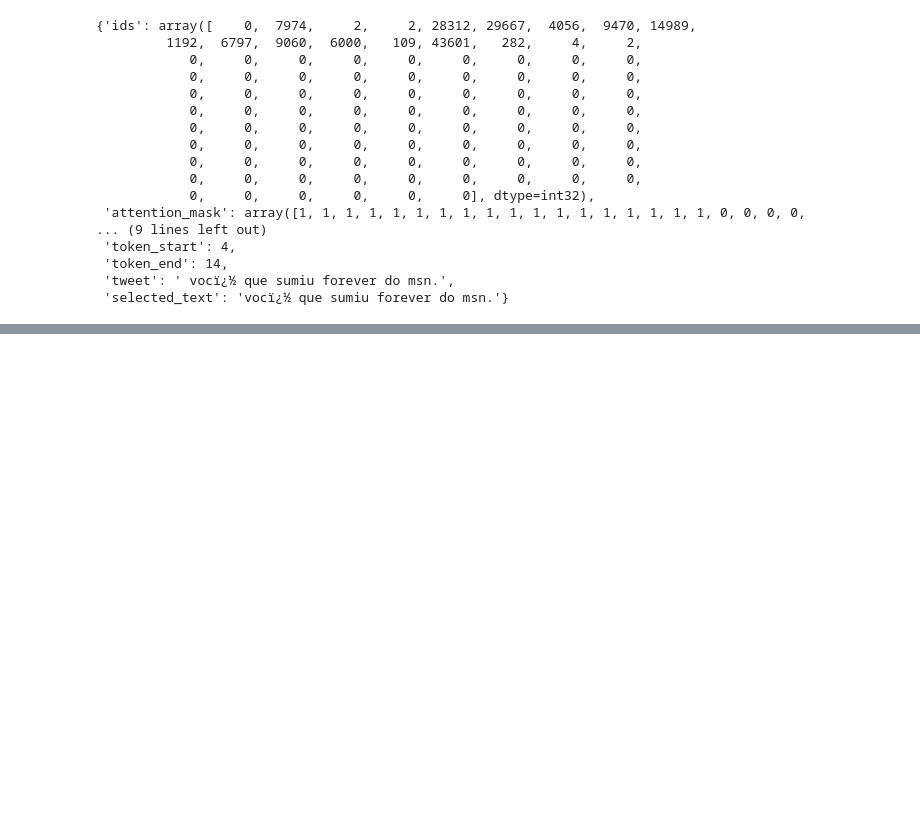
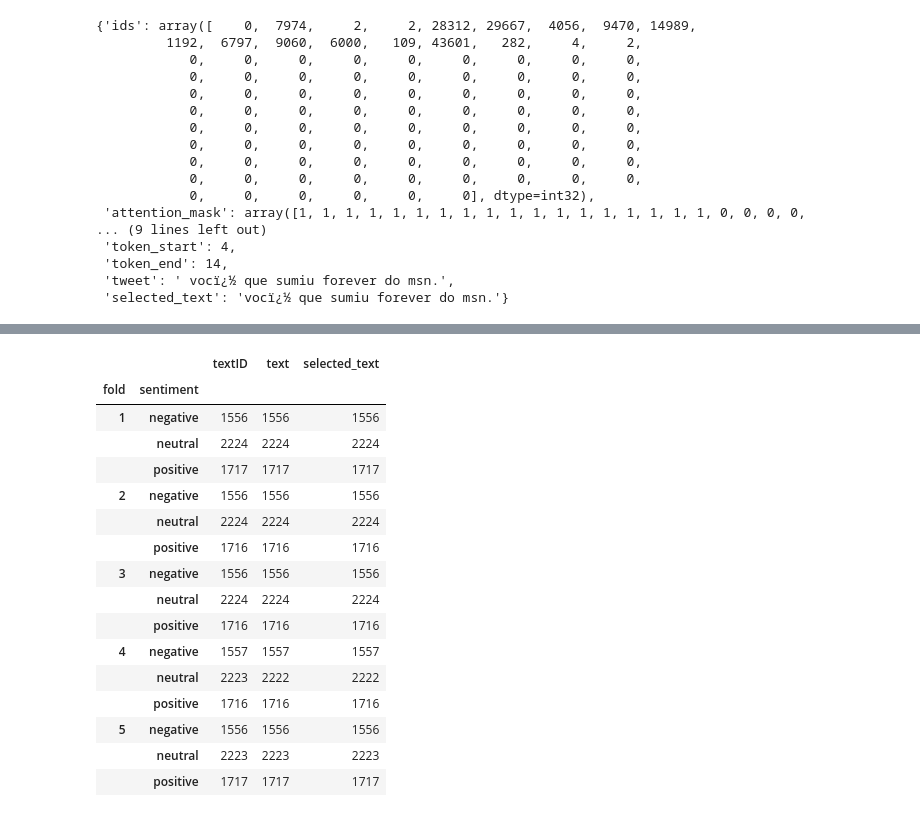
Before and after one commit to meetashok/kaggle, a Jupyter notebook: tweet-sentiment-extraction/notebooks/03-bert-model.ipynb, the cells around one changed output, grey strips where cells are left out. Drawn from its saved outputs; the diff is of its cells as text; code cells hidden in the pictures; blank space fills up the shorter version.

```diff
--- a/tweet-sentiment-extraction/notebooks/03-bert-model.ipynb
+++ b/tweet-sentiment-extraction/notebooks/03-bert-model.ipynb
@@ -500,3 +512,25 @@ for right in rights:
+# %%
+merged =
+# %%
+merged.groupby(["fold", "sentiment"]).count()
+# %% [output]
+|  |  | textID | text | selected_text |
+| fold | sentiment |  |  |  |
+| 1 | negative | 1556 | 1556 | 1556 |
+|  | neutral | 2224 | 2224 | 2224 |
+|  | positive | 1717 | 1717 | 1717 |
+| 2 | negative | 1556 | 1556 | 1556 |
+|  | neutral | 2224 | 2224 | 2224 |
+|  | positive | 1716 | 1716 | 1716 |
+| 3 | negative | 1556 | 1556 | 1556 |
+|  | neutral | 2224 | 2224 | 2224 |
+|  | positive | 1716 | 1716 | 1716 |
+| 4 | negative | 1557 | 1557 | 1557 |
+|  | neutral | 2223 | 2222 | 2222 |
+|  | positive | 1716 | 1716 | 1716 |
+| 5 | negative | 1556 | 1556 | 1556 |
+|  | neutral | 2223 | 2223 | 2223 |
+|  | positive | 1717 | 1717 | 1717 |
 # %%
 right
 # %% [output]
```
Also changed, not shown: parts of 11 cells of this notebook, 5 other files.
